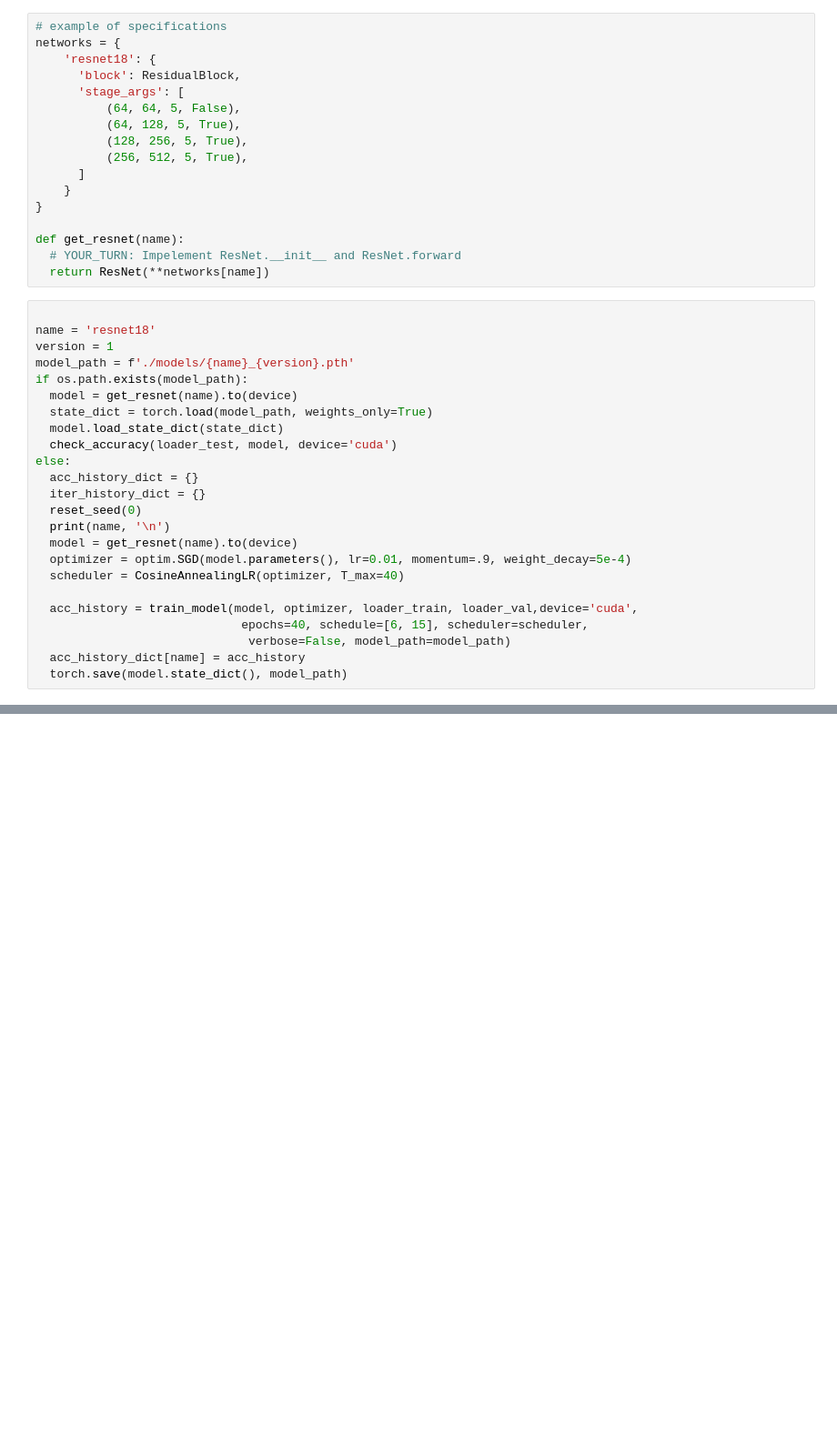
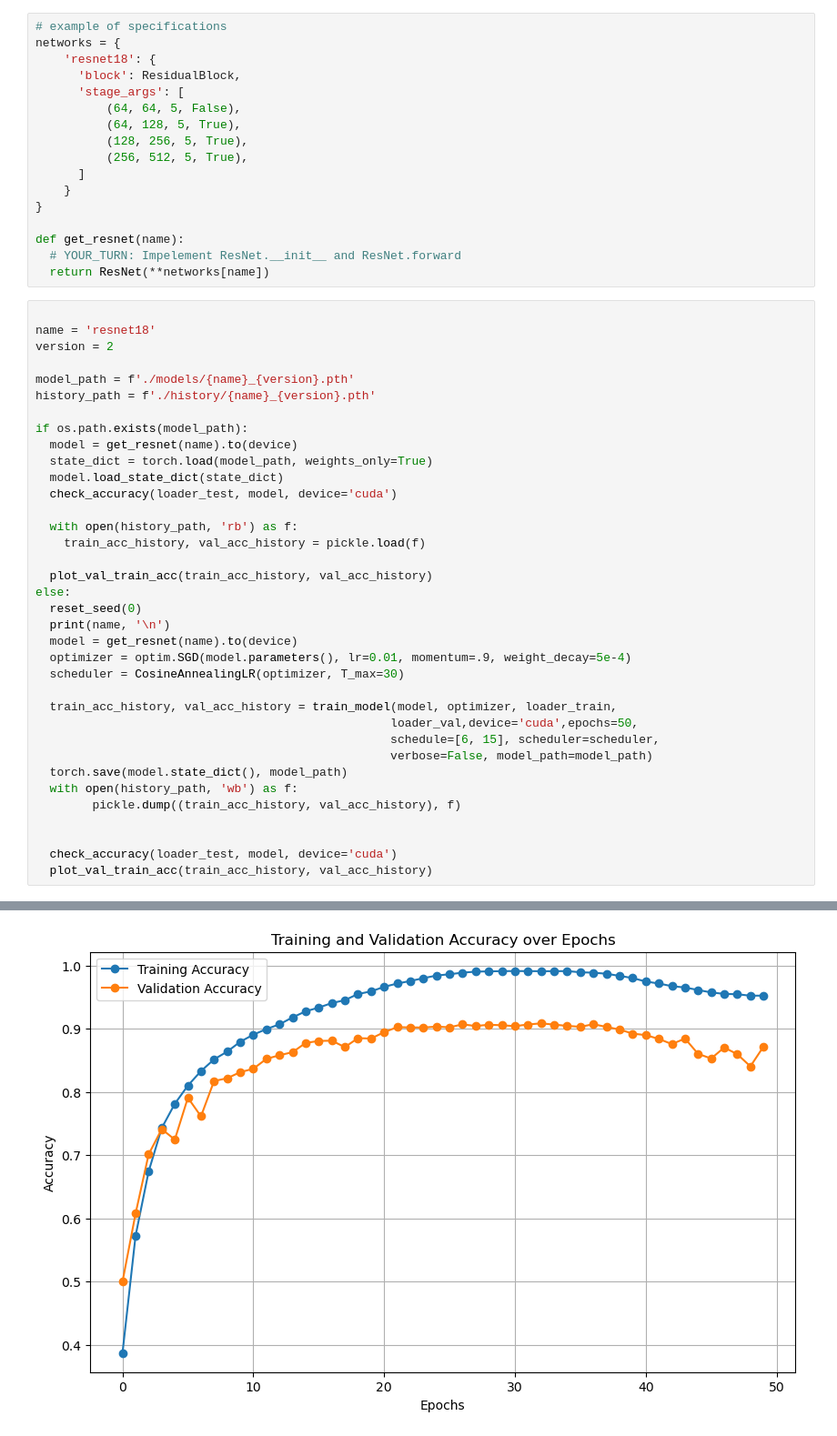
Before and after one commit to mmahdin/CI_CNNProject_Fall2024, a Jupyter notebook: Phase-1/ph1.ipynb, the cells around one changed output, grey strips where cells are left out. Shown: that part at 91% size. Saved outputs shown, nothing was run; the diff lists cells and outputs as text; blank space fills up the shorter version.

Commit message:
ph1 -> train for 50 epochs and achive 87% accuracy

```diff
--- a/Phase-1/ph1.ipynb
+++ b/Phase-1/ph1.ipynb
@@ -181,25 +216,37 @@ def get_resnet(name):
 # %%
 
 name = 'resnet18'
-version = 1
+version = 2
+
 model_path = f'./models/{name}_{version}.pth'
+history_path = f'./history/{name}_{version}.pth'
+
 if os.path.exists(model_path):
   model = get_resnet(name).to(device)
   state_dict = torch.load(model_path, weights_only=True)
   model.load_state_dict(state_dict)
   check_accuracy(loader_test, model, device='cuda')
+
+  with open(history_path, 'rb') as f:
+    train_acc_history, val_acc_history = pickle.load(f)
+
+  plot_val_train_acc(train_acc_history, val_acc_history)
 else:
-  acc_history_dict = {}
-  iter_history_dict = {}
   reset_seed(0)
   print(name, '\n')
   model = get_resnet(name).to(device)
   optimizer = optim.SGD(model.parameters(), lr=0.01, momentum=.9, weight_decay=5e-4)
-  scheduler = CosineAnnealingLR(optimizer, T_max=40)
+  scheduler = CosineAnnealingLR(optimizer, T_max=30)
 
-  acc_history = train_model(model, optimizer, loader_train, loader_val,device='cuda',
-                             epochs=40, schedule=[6, 15], scheduler=scheduler,
-                              verbose=False, model_path=model_path)
-  acc_history_dict[name] = acc_history
+  train_acc_history, val_acc_history = train_model(model, optimizer, loader_train,
+                                                  loader_val,device='cuda',epochs=50,
+                                                  schedule=[6, 15], scheduler=scheduler,
+                                                  verbose=False, model_path=model_path)
   torch.save(model.state_dict(), model_path)
+  with open(history_path, 'wb') as f:
+        pickle.dump((train_acc_history, val_acc_history), f)
+
+
+  check_accuracy(loader_test, model, device='cuda')
+  plot_val_train_acc(train_acc_history, val_acc_history)
 # %% [output]
@@ -222,0 +254 @@ Validation accuracy: 4614 / 5000 (92.28%)
+[figure, added]
```
Also changed, not shown: parts of 5 cells of this notebook, 1 other file.
